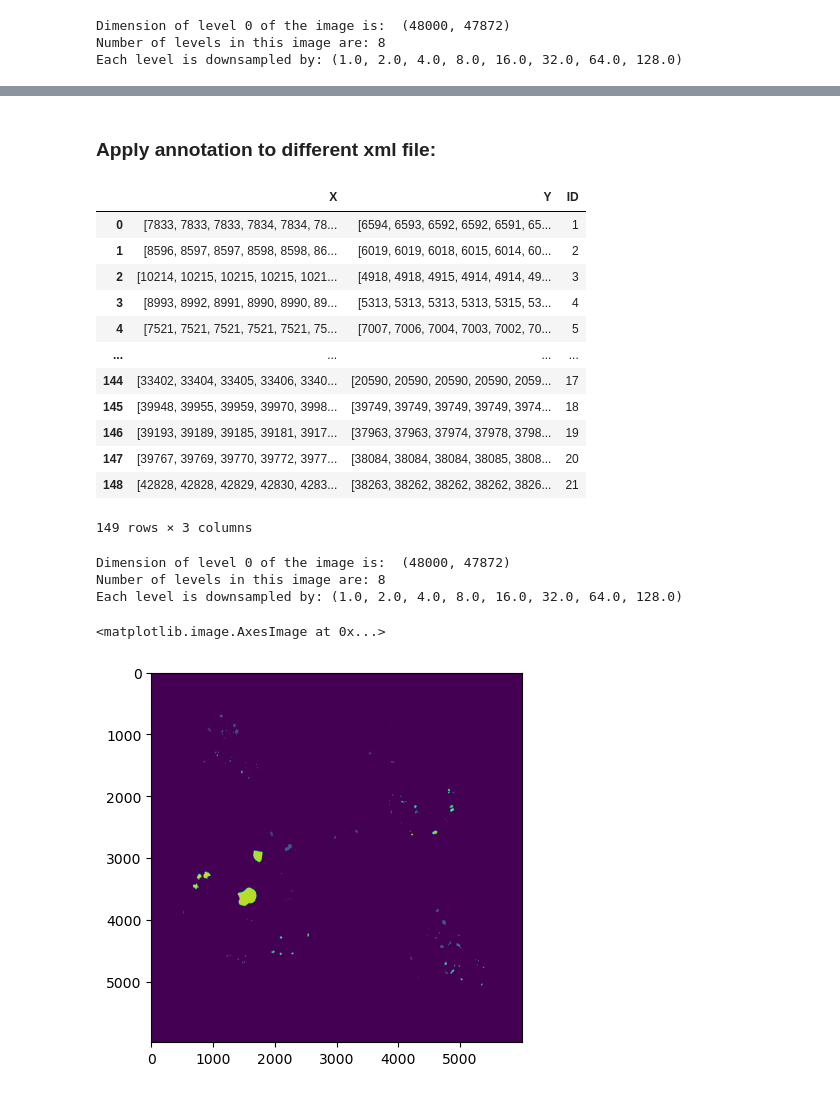
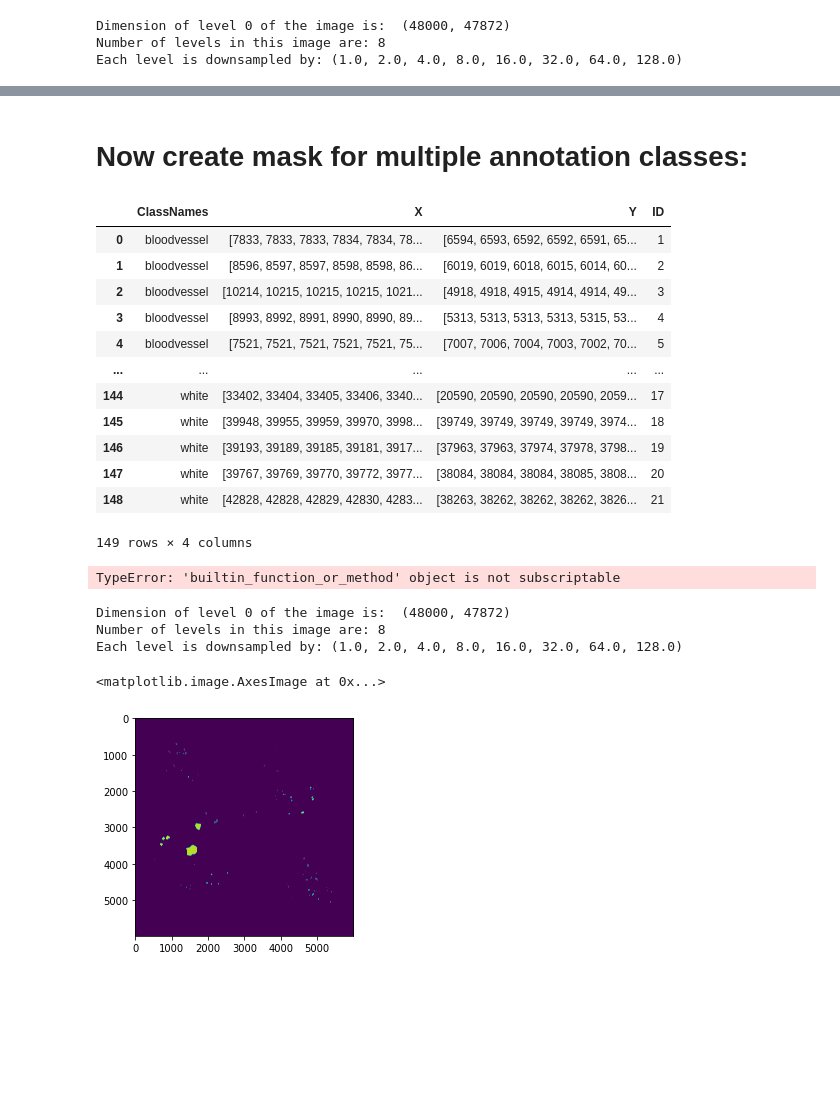
Before and after one commit to Wirtz-Lab/wsi_analysis, a Jupyter notebook: kevin/kevin_training.ipynb, the cells around one changed output, grey strips where cells are left out. Drawn from its saved outputs; the diff is of its cells as text; code cells hidden in the pictures; blank space fills up the shorter version.

```diff
--- a/kevin/kevin_training.ipynb
+++ b/kevin/kevin_training.ipynb
@@ -6,15 +6,22 @@ import numpy as np
 import pandas as pd
 # %%
 def xml_to_df(xml_filepath):
-    append_df = []
+
     tree = ET.parse(xml_filepath)
     root = tree.getroot()
+    classlist = []
     for Annotation in root.iter("Annotation"):
+        for Attribute in Annotation.iter("Attribute"):
+            classlist.append(Attribute.attrib.get('Name'))
+    classlists = sorted(classlist)
+    append_df = []
+    for index, Annotation in enumerate(root.iter("Annotation")):
         for Region in Annotation.iter('Region'): #iterate over the Region so we can iterate over id 1 and 2 (two circles):
             x = np.array([Vertex.get('X') for Vertex in Region.iter('Vertex')])
             y = np.array([Vertex.get('Y') for Vertex in Region.iter('Vertex')])
             id = np.array([Region.get('Id')])
-            coord_dict = {"X": [x], "Y": [y], "ID": [id]}
+            classnames = classlists[index]
+            coord_dict = {"ClassNames": [classnames], "X": [x], "Y": [y], "ID": [id]}
             df = pd.DataFrame(data = coord_dict)
             df.ID = df.ID.astype(int)
             append_df.append(df)
@@ -40,7 +43,7 @@ os.environ["OPENCV_IO_MAX_IMAGE_PIXELS"] = pow(2,40).__str__()
 import cv2
 from matplotlib import pyplot as plt
 def df_to_image_mask(xml_filepath, ndpi_filepath,downsample_factor):
-    global mask
+    #global mask
     coord_df = xml_to_df(xml_filepath)
     slide = openslide.open_slide(ndpi_filepath)
     rgb_dim = slide.dimensions
@@ -103,29 +114,45 @@ crop_final_mask(image,mask)
-# %% [markdown]
-### Apply annotation to different xml file:
+# %% [markdown]
+# Now create mask for multiple annotation classes:
 # %%
-#xml_to_df(r'\\fatherserverdw\kyuex\clue images\annotations\12class\2022-06-07 13.18.40.xml')
+coord_df_1 = xml_to_df(r'\\fatherserverdw\kyuex\clue images\annotations\12class\2022-06-07 13.18.40.xml')
+coord_df_1
 # %% [output]
-|  | X | Y | ID |
-| 0 | [7833, 7833, 7833, 7834, 7834, 78... | [6594, 6593, 6592, 6592, 6591, 65... | 1 |
-| 1 | [8596, 8597, 8597, 8598, 8598, 86... | [6019, 6019, 6018, 6015, 6014, 60... | 2 |
-| 2 | [10214, 10215, 10215, 10215, 1021... | [4918, 4918, 4915, 4914, 4914, 49... | 3 |
-| 3 | [8993, 8992, 8991, 8990, 8990, 89... | [5313, 5313, 5313, 5313, 5315, 53... | 4 |
-| 4 | [7521, 7521, 7521, 7521, 7521, 75... | [7007, 7006, 7004, 7003, 7002, 70... | 5 |
-| ... | ... | ... | ... |
-| 144 | [33402, 33404, 33405, 33406, 3340... | [20590, 20590, 20590, 20590, 2059... | 17 |
-| 145 | [39948, 39955, 39959, 39970, 3998... | [39749, 39749, 39749, 39749, 3974... | 18 |
-| 146 | [39193, 39189, 39185, 39181, 3917... | [37963, 37963, 37974, 37978, 3798... | 19 |
-| 147 | [39767, 39769, 39770, 39772, 3977... | [38084, 38084, 38084, 38085, 3808... | 20 |
-| 148 | [42828, 42828, 42829, 42830, 4283... | [38263, 38262, 38262, 38262, 3826... | 21 |
+|  | ClassNames | X | Y | ID |
+| 0 | bloodvessel | [7833, 7833, 7833, 7834, 7834, 78... | [6594, 6593, 6592, 6592, 6591, 65... | 1 |
+| 1 | bloodvessel | [8596, 8597, 8597, 8598, 8598, 86... | [6019, 6019, 6018, 6015, 6014, 60... | 2 |
+| 2 | bloodvessel | [10214, 10215, 10215, 10215, 1021... | [4918, 4918, 4915, 4914, 4914, 49... | 3 |
+| 3 | bloodvessel | [8993, 8992, 8991, 8990, 8990, 89... | [5313, 5313, 5313, 5313, 5315, 53... | 4 |
+| 4 | bloodvessel | [7521, 7521, 7521, 7521, 7521, 75... | [7007, 7006, 7004, 7003, 7002, 70... | 5 |
+| ... | ... | ... | ... | ... |
+| 144 | white | [33402, 33404, 33405, 33406, 3340... | [20590, 20590, 20590, 20590, 2059... | 17 |
+| 145 | white | [39948, 39955, 39959, 39970, 3998... | [39749, 39749, 39749, 39749, 3974... | 18 |
+| 146 | white | [39193, 39189, 39185, 39181, 3917... | [37963, 37963, 37974, 37978, 3798... | 19 |
+| 147 | white | [39767, 39769, 39770, 39772, 3977... | [38084, 38084, 38084, 38085, 3808... | 20 |
+| 148 | white | [42828, 42828, 42829, 42830, 4283... | [38263, 38262, 38262, 38262, 3826... | 21 |
-149 rows × 3 columns
+149 rows × 4 columns
+# %%
+from sklearn.preprocessing import LabelEncoder
+coord_df_1 = xml_to_df(r'\\fatherserverdw\kyuex\clue images\annotations\12class\2022-06-07 13.18.40.xml')
+slide = openslide.open_slide(r'\\fatherserverdw\kyuex\clue images\2022-06-07 13.18.40.ndpi')
+rgb_dim = slide.dimensions
+blank = np.zeros(rgb_dim, dtype = np.uint8)
+le = LabelEncoder()
+coord_df_1["ClassLabels"] = le.fit_transform(coord_df_1.ClassNames.values)
+nlabels = coord_df_1.ClassLabels.nunique()
+
+for label in range(nlabels):
+    dflabel = coord_df_1.iloc[0:coord_df_1[coord_df_1.ClassLabels == label].index[0]]
+    #print(dflabel)
+# %% [output]
+TypeError: 'builtin_function_or_method' object is not subscriptable
 # %%
-#image1, mask1 = df_to_image_mask(r'\\fatherserverdw\kyuex\clue images\annotations\12class\2022-06-07 13.18.40.xml',r'\\fatherserverdw\kyuex\clue images\2022-06-07 13.18.40.ndpi',10)
+image1, mask1 = df_to_image_mask(r'\\fatherserverdw\kyuex\clue images\annotations\12class\2022-06-07 13.18.40.xml',r'\\fatherserverdw\kyuex\clue images\2022-06-07 13.18.40.ndpi',10)
 # %% [output]
 Dimension of level 0 of the image is:  (48000, 47872)
 Number of levels in this image are: 8
 Each level is downsampled by: (1.0, 2.0, 4.0, 8.0, 16.0, 32.0, 64.0, 128.0)
 # %%
-#plt.imshow(mask1)
+plt.imshow(mask1)
 # %% [output]
 <matplotlib.image.AxesImage at 0x...>
-[figure, old version]
+[figure, new version]
```
Also changed, not shown: parts of 6 cells of this notebook.
